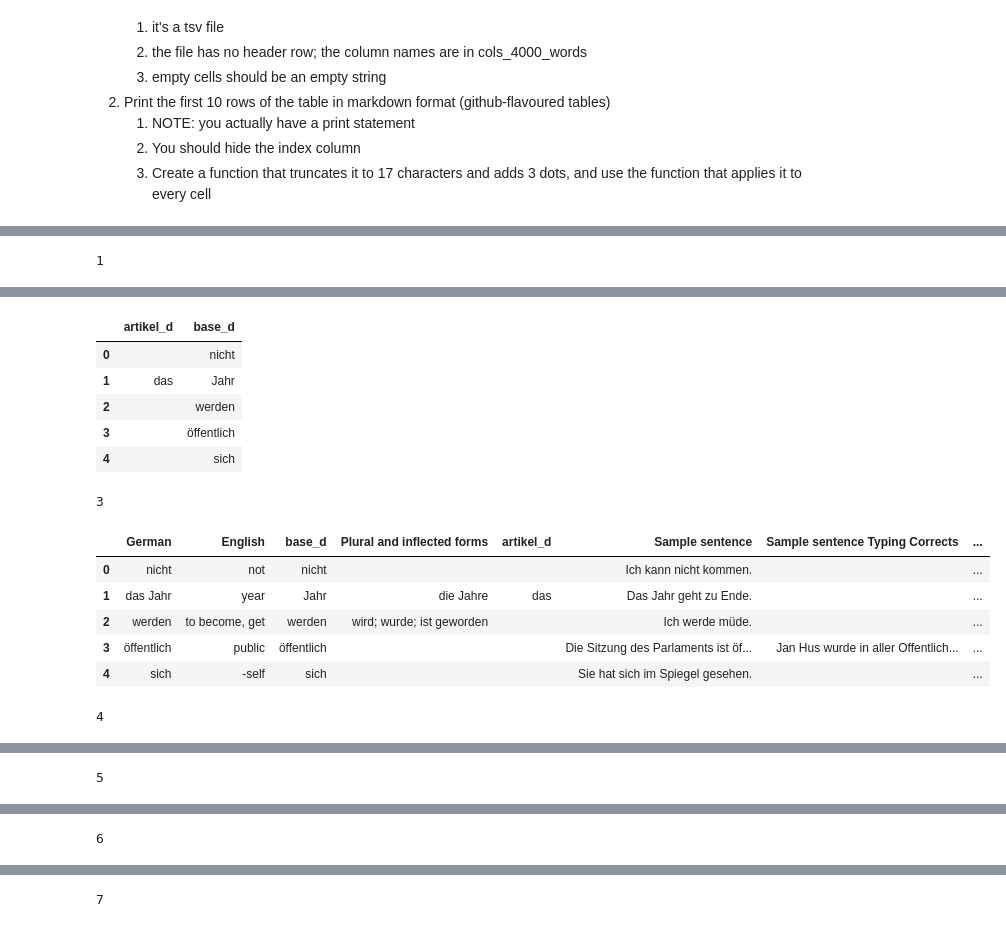
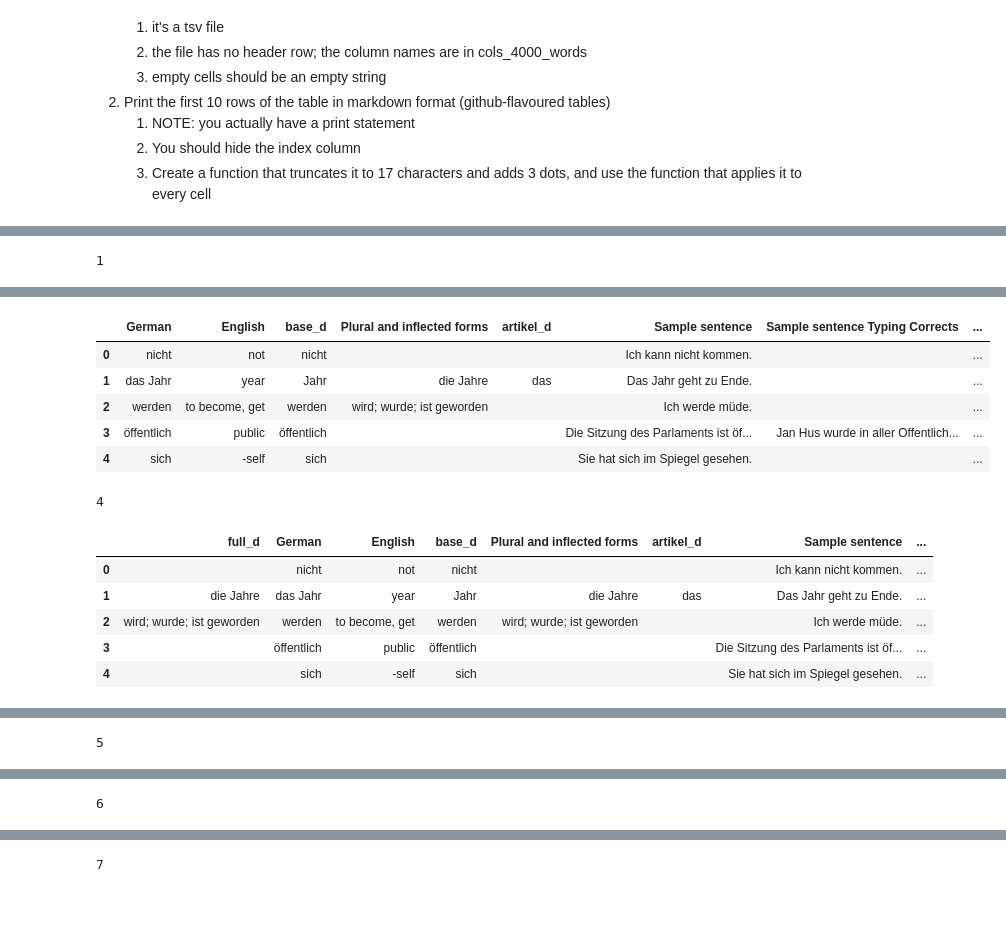
Before and after one commit to gotofritz/jupyter, a Jupyter notebook: katas/pandas_katas/solutions/006_pandas.ipynb, the cells around one changed output, grey strips where cells are left out. Cells and saved outputs as stored; diff of their text form; code cells hidden in the pictures.

```diff
--- a/katas/pandas_katas/solutions/006_pandas.ipynb
+++ b/katas/pandas_katas/solutions/006_pandas.ipynb
@@ -129,43 +128,52 @@ print(df_4000_words[:20].to_markdown(tablefmt="github", index=False))
 
 1
 pd.reset_option('display.max_colwidth')
+save_to = "006_4000_words_step_1.tsv"
+
 file_4000_words = "006_4000_words.tsv"
 cols_4000_words = ["German", "English", "Plural and inflected forms", "Sample sentence", "Sample sentence Typing Corrects", "Part of Speech", "Audio"]
-df_4000_words_2 = pd.read_csv(file_4000_words, header=None, sep="\t").fillna("")
-df_4000_words_2.columns = cols_4000_words
-df_4000_words_2.head()
-save_to = "006_4000_words_step_1.tsv"
+df = pd.read_csv(file_4000_words, sep="\t", header=None, names=cols_4000_words).fillna("")
+
+col_0 = "Plural and inflected forms"
+name_article_df = None
 # solution
 
 2
-name_article_df = df_4000_words_2['German'].str.extract(r'^(?P<artikel_d>der\s+|die\s+|das\s+)?(?P<base_d>.+)', expand=True
-    ).fillna(""
-    ).applymap(lambda x: x.strip() if isinstance(x, str) else x)
-
+name_article_df = df["German"].str.extract(r"^(?P<artikel_d>der\s+|die\s+|das\s+)?(?P<base_d>.+)$", expand=True).fillna("")
 name_article_df.head()
 
 3
-df_4000_words_2.insert(loc=2, column="base_d", value=name_article_df["base_d"])
-df_4000_words_2.insert(loc=4, column="artikel_d", value=name_article_df["artikel_d"])
-df_4000_words_2.head()
+col = "base_d"
+df.insert(2, col, name_article_df[col])
+col = "artikel_d"
+df.insert(4, col, name_article_df[col])
+df.head()
 
 4
-df_4000_words_2.insert(loc=0, column="full_d", value=df_4000_words_2["Plural and inflected forms"])
-df_4000_words_2.insert(loc=1, column="base_e", value=df_4000_words_2["English"])
-df_4000_words_2.rename(columns={"Part of Speech": "pos", "Audio": "audio"}, inplace=True)
-df_4000_words_2.drop(columns=["German", "English", "Plural and inflected forms"], inplace=True, axis=1)
+col_to = "full_d"
+col_from = col_0
+df.insert(0, col_to, df[col_from])
+df.head()
+
+col_to = "base_e"
+col_from = "English"
+df.insert(2, col_to, df[col_from])
+df.drop(columns=["English", col_0, "German"], inplace=True)
+df.rename(columns={"Part of Speech": "pos", "Audio": "audio"}, inplace=True)
+df.head()
 
 5
-df_4000_words_2[["s1", "s2"]] = df_4000_words_2["Sample sentence"].str.split(r" 2\)", n=1, expand=True).fillna("")
-df_4000_words_2['s1'] = df_4000_words_2['s1'].str.lstrip('1) ')
-df_4000_words_2.drop(columns=["Sample sentence"], inplace=True, axis=1)
+df[["s1", "s2"]] = df["Sample sentence"].str.split(r" 2\)", n=1, expand=True).fillna("")
+df['s1'] = df['s1'].str.lstrip('1) ').str.strip()
+df['s2'] = df['s2'].str.strip()
+df.head()
 
 6
-mask = df_4000_words_2["pos"].str.contains(r'\)')
-df_4000_words_2.loc[mask, "pos"] = ''
-df_4000_words_2[:20]
+mask = df["pos"].str.contains(r'\)')
+df.loc[mask, "pos"] = ''
+df[:20]
 
 7
-df_4000_words_2.to_csv(save_to, sep="\t", index=False)
+df.to_csv(save_to, sep="\t", index=False)
 # %% [output]
 1
@@ -179,14 +188,13 @@ df_4000_words_2.to_csv(save_to, sep="\t", index=False)
-|  | artikel_d | base_d |
-| 0 |  | nicht |
-| 1 | das | Jahr |
-| 2 |  | werden |
-| 3 |  | öffentlich |
-| 4 |  | sich |
+|  | German | English | base_d | Plural and inflected forms | artikel_d | Sample sentence | Sample sentence Typing Corrects | ... |
+| 0 | nicht | not | nicht |  |  | Ich kann nicht kommen. |  | ... |
+| 1 | das Jahr | year | Jahr | die Jahre | das | Das Jahr geht zu Ende. |  | ... |
+| 2 | werden | to become, get | werden | wird; wurde; ist geworden |  | Ich werde müde. |  | ... |
+| 3 | öffentlich | public | öffentlich |  |  | Die Sitzung des Parlaments ist öf... | Jan Hus wurde in aller Offentlich... | ... |
+| 4 | sich | -self | sich |  |  | Sie hat sich im Spiegel gesehen. |  | ... |
-3
+4
-|  | German | English | base_d | Plural and inflected forms | artikel_d | Sample sentence | Sample sentence Typing Corrects | ... |
-| 0 | nicht | not | nicht |  |  | Ich kann nicht kommen. |  | ... |
-| 1 | das Jahr | year | Jahr | die Jahre | das | Das Jahr geht zu Ende. |  | ... |
-| 2 | werden | to become, get | werden | wird; wurde; ist geworden |  | Ich werde müde. |  | ... |
-| 3 | öffentlich | public | öffentlich |  |  | Die Sitzung des Parlaments ist öf... | Jan Hus wurde in aller Offentlich... | ... |
-| 4 | sich | -self | sich |  |  | Sie hat sich im Spiegel gesehen. |  | ... |
+|  | full_d | German | English | base_d | Plural and inflected forms | artikel_d | Sample sentence | ... |
+| 0 |  | nicht | not | nicht |  |  | Ich kann nicht kommen. | ... |
+| 1 | die Jahre | das Jahr | year | Jahr | die Jahre | das | Das Jahr geht zu Ende. | ... |
+| 2 | wird; wurde; ist geworden | werden | to become, get | werden | wird; wurde; ist geworden |  | Ich werde müde. | ... |
+| 3 |  | öffentlich | public | öffentlich |  |  | Die Sitzung des Parlaments ist öf... | ... |
+| 4 |  | sich | -self | sich |  |  | Sie hat sich im Spiegel gesehen. | ... |
-4
```
Also changed, not shown: parts of 9 cells of this notebook, 8 other files.
